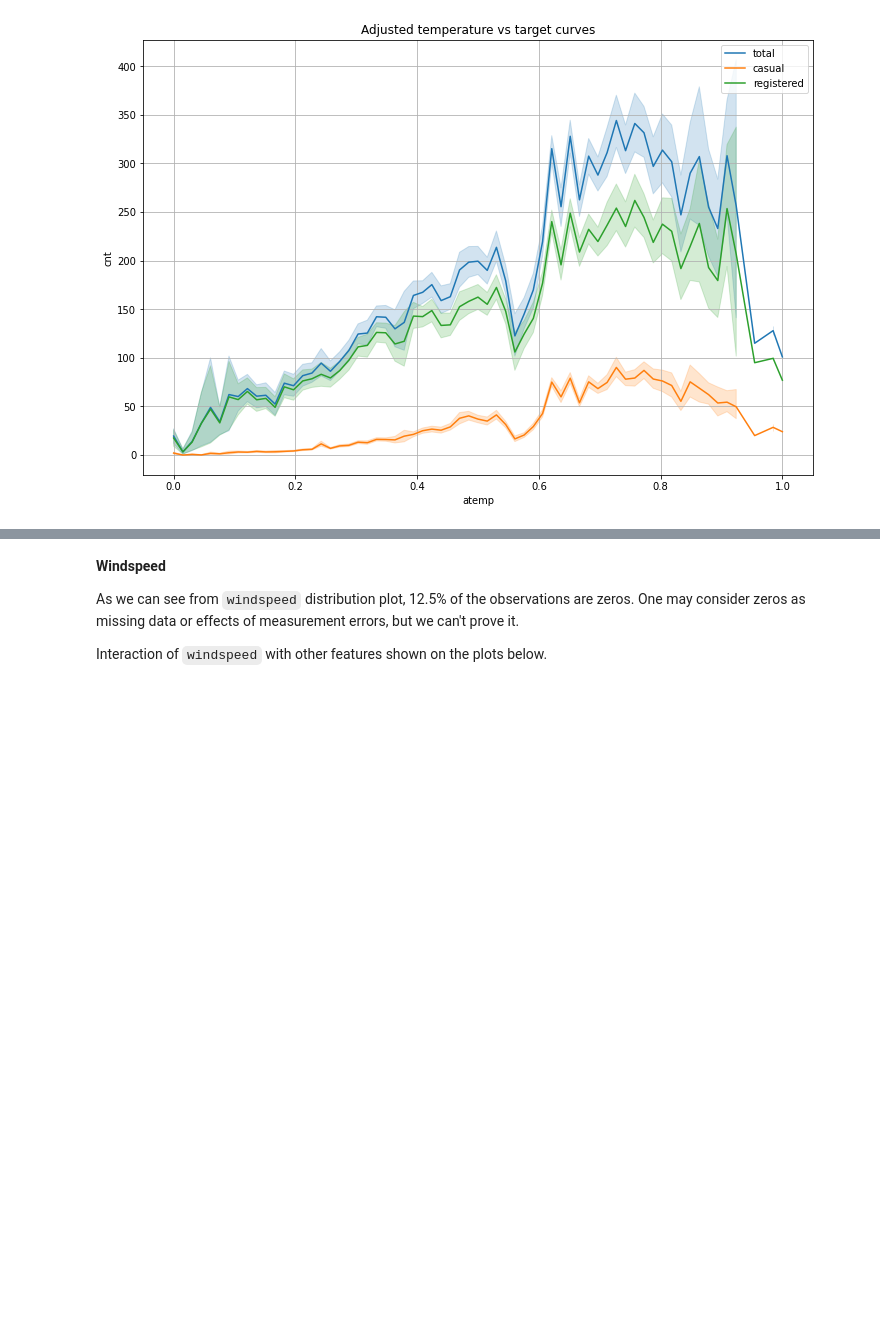
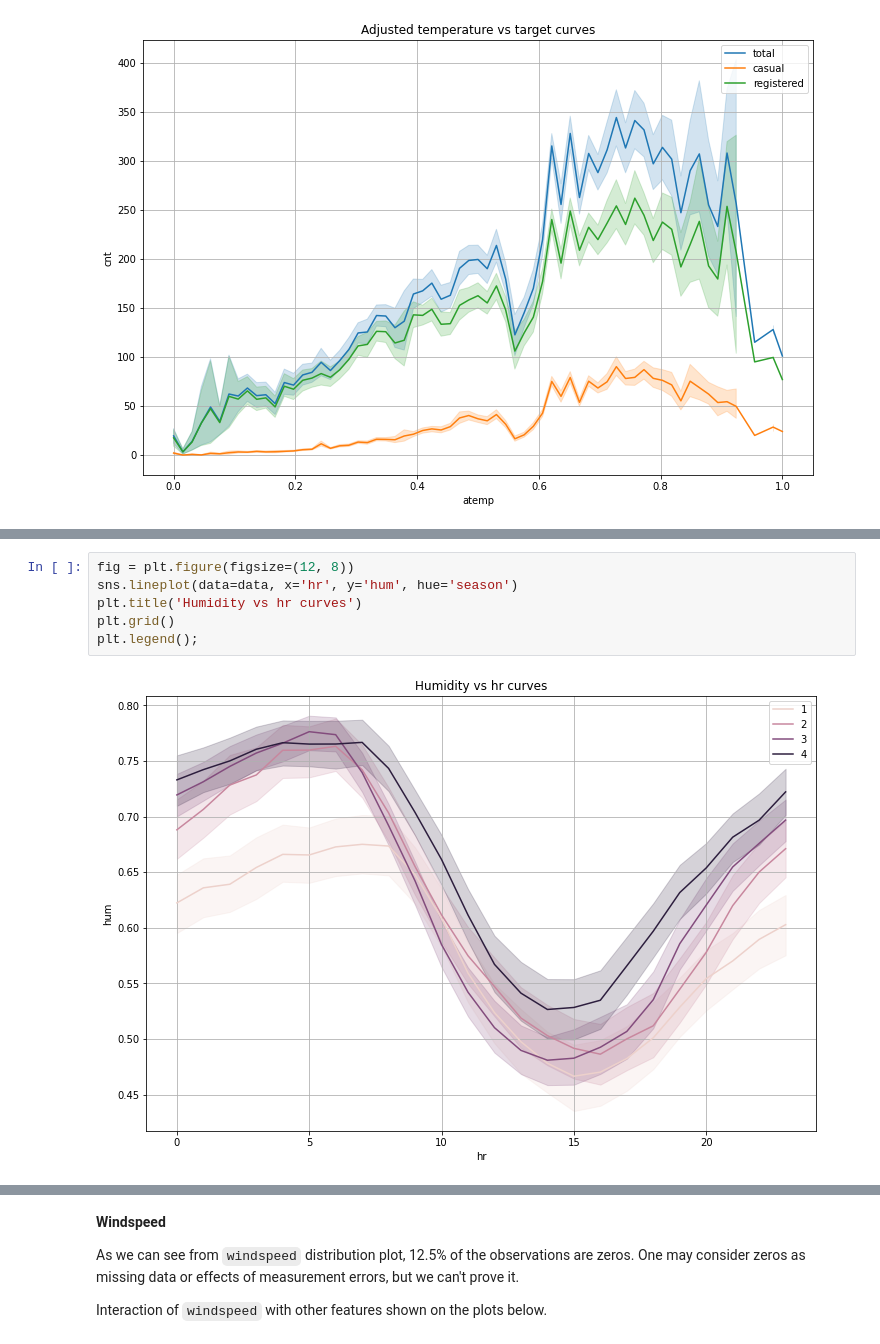
Before and after one commit to valeriich/midterm-project, a Jupyter notebook: model_development.ipynb, the cells around one changed output, grey strips where cells are left out. Drawn from its saved outputs; the diff is of its cells as text; blank space fills up the shorter version.

```diff
--- a/model_development.ipynb
+++ b/model_development.ipynb
@@ -512,0 +536,8 @@ plt.legend();
+# %%
+fig = plt.figure(figsize=(12, 8))
+sns.lineplot(data=data, x='hr', y='hum', hue='season')
+plt.title('Humidity vs hr curves')
+plt.grid()
+plt.legend();
+# %% [output]
+[figure, added]
```
Also changed, not shown: parts of 7 cells of this notebook, 1 other file.
